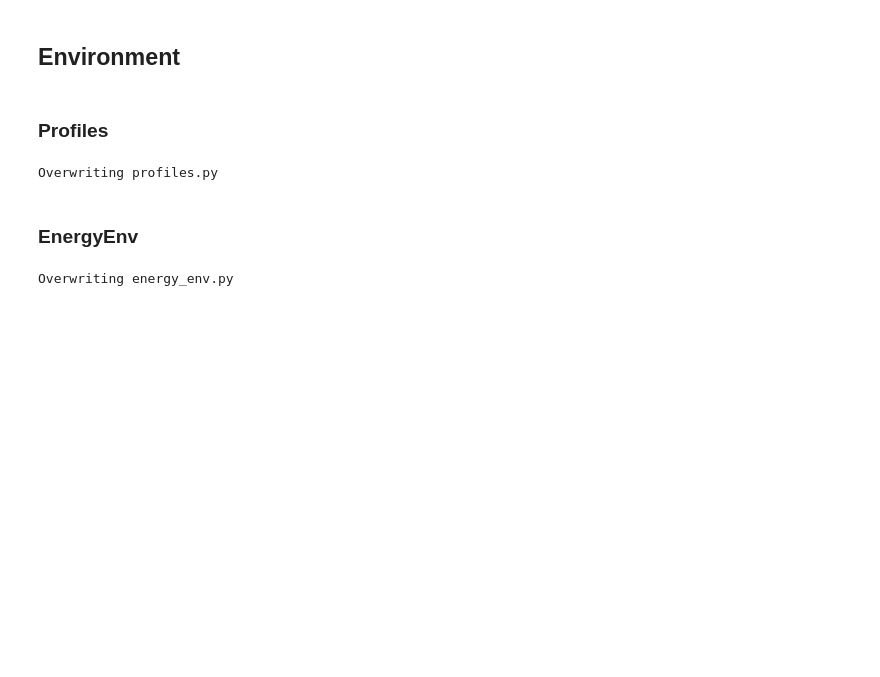
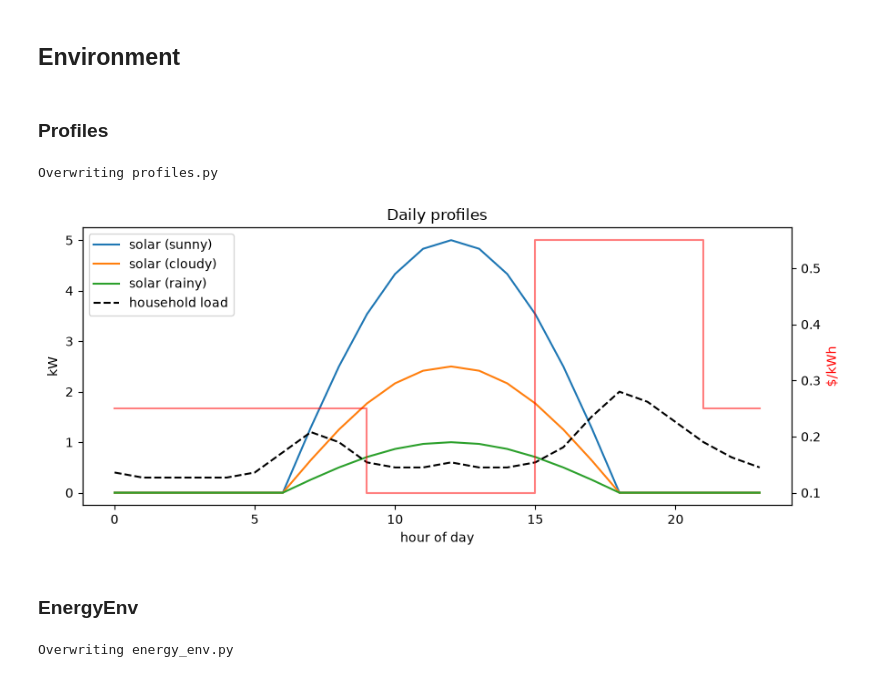
Before and after one commit to climerman/curtin-comp6008-g17-2026, a Jupyter notebook: solar_models_final.ipynb, the cells around one changed output. Drawn from its saved outputs; the diff is of its cells as text; code cells hidden in the pictures; blank space fills up the shorter version.

```diff
--- a/solar_models_final.ipynb
+++ b/solar_models_final.ipynb
@@ -148,6 +148,19 @@ def sample_day(rng, weather=None):
     }
 # %% [output]
 Overwriting profiles.py
+# %%
+fig, ax1 = plt.subplots(figsize=(9, 4))
+for w in P.WEATHER_TYPES:
+    ax1.plot(P.HOURS, P.solar_profile(w), label=f"solar ({w})")
+ax1.plot(P.HOURS, P.BASE_LOAD, "k--", label="household load")
+ax1.set_xlabel("hour of day"); ax1.set_ylabel("kW")
+ax2 = ax1.twinx()
+ax2.step(P.HOURS, P.price_profile(), "r", where="post", alpha=0.5)
+ax2.set_ylabel("$/kWh", color="r")
+ax1.legend(loc="upper left"); ax1.set_title("Daily profiles")
+plt.tight_layout(); plt.show()
+# %% [output]
+[figure, added]
 # %% [markdown]
 ### EnergyEnv
 # %%
```
Also changed, not shown: parts of 12 cells of this notebook.
